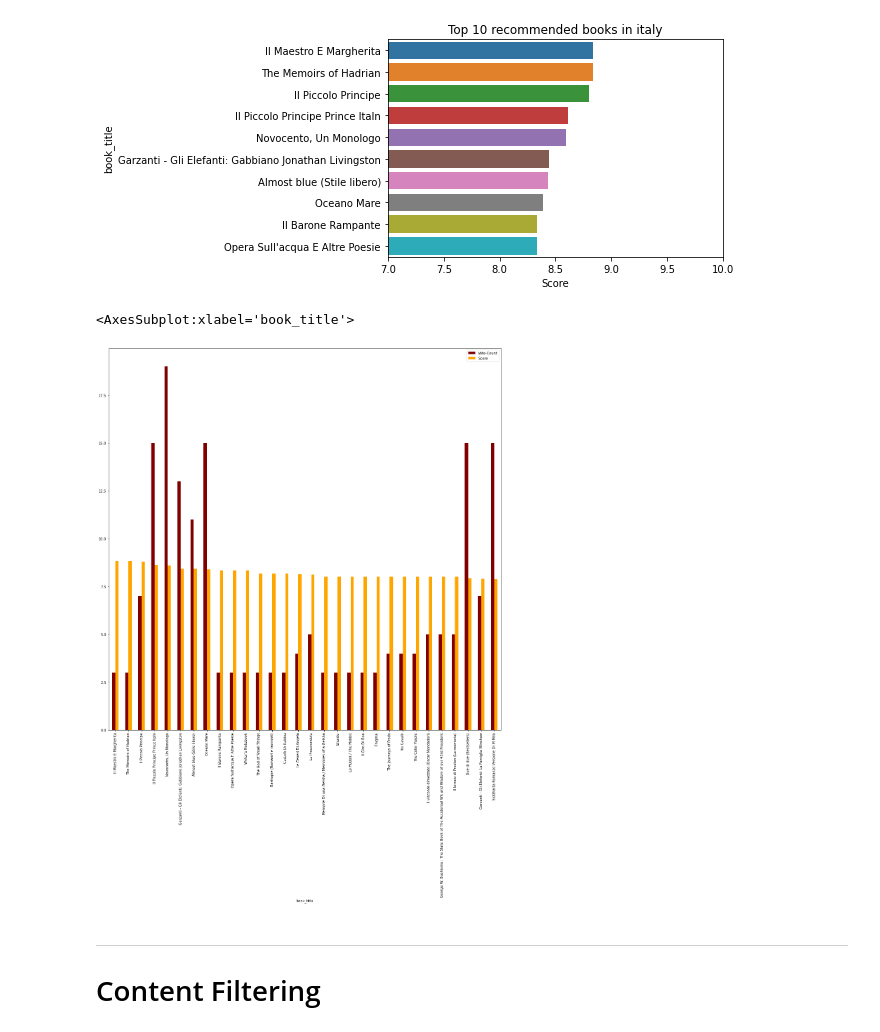
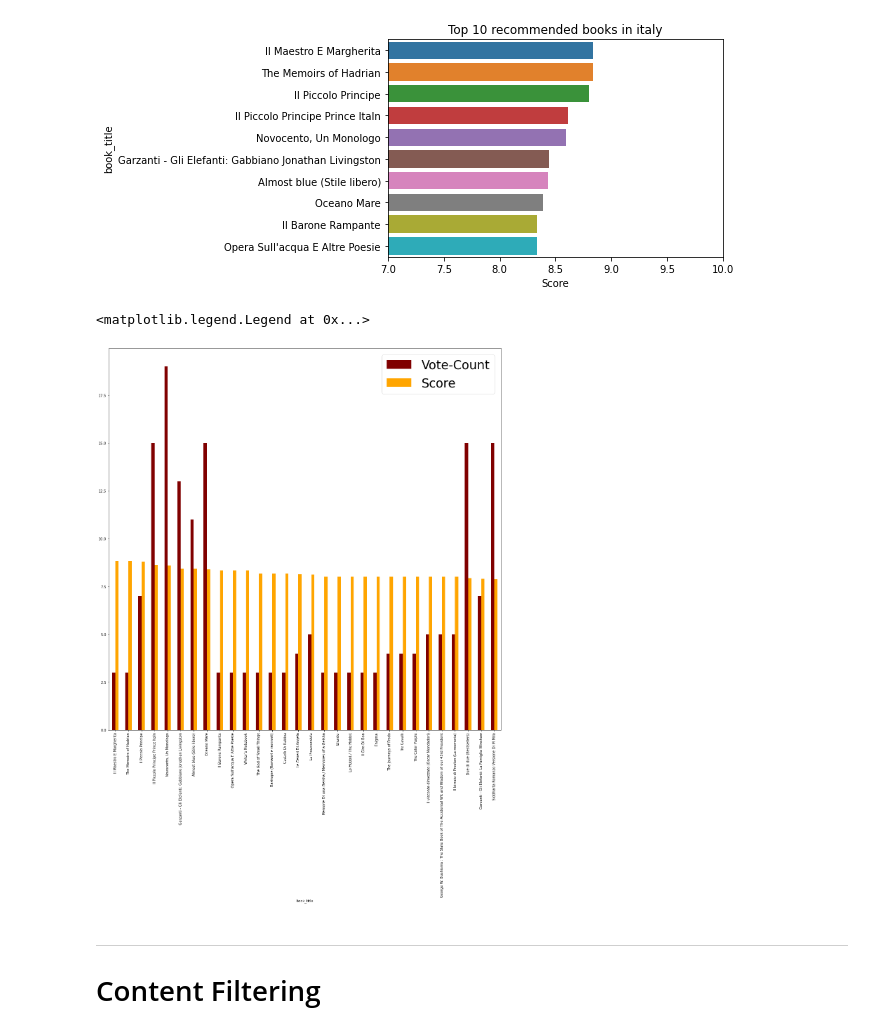
Before and after one commit to marinaepitropaki/BookRecommendationSystem, a Jupyter notebook: BookRecommendationSystem.ipynb, the cells around one changed output. Saved outputs shown, nothing was run; the diff lists cells and outputs as text; code cells hidden in the pictures.

Commit message:
change legend in top 30 diagram

```diff
--- a/BookRecommendationSystem.ipynb
+++ b/BookRecommendationSystem.ipynb
@@ -349,13 +349,13 @@ Type a country:italy
 # %%
 ## Took Italy as an example.
 italy_df = df_rating_bycountry[df_rating_bycountry["country"] == 'italy']
 italy_df =italy_df.sort_values('Score', ascending=False)
 top_30_italy= italy_df.head(30)
 top_30_italy.plot.bar(x='book_title', y=['Vote-Count','Score'], color=['maroon','orange'],figsize=(20,20))
-plt.legend(['Vote-Count', 'Score'], )
+plt.legend(['Vote-Count', 'Score'], fontsize = 35)
 # %% [output]
-<AxesSubplot:xlabel='book_title'>
+<matplotlib.legend.Legend at 0x...>
-[figure, old version]
+[figure, new version]
 # %% [markdown]
 -----------------------------------------------------------
 # Content Filtering
```
